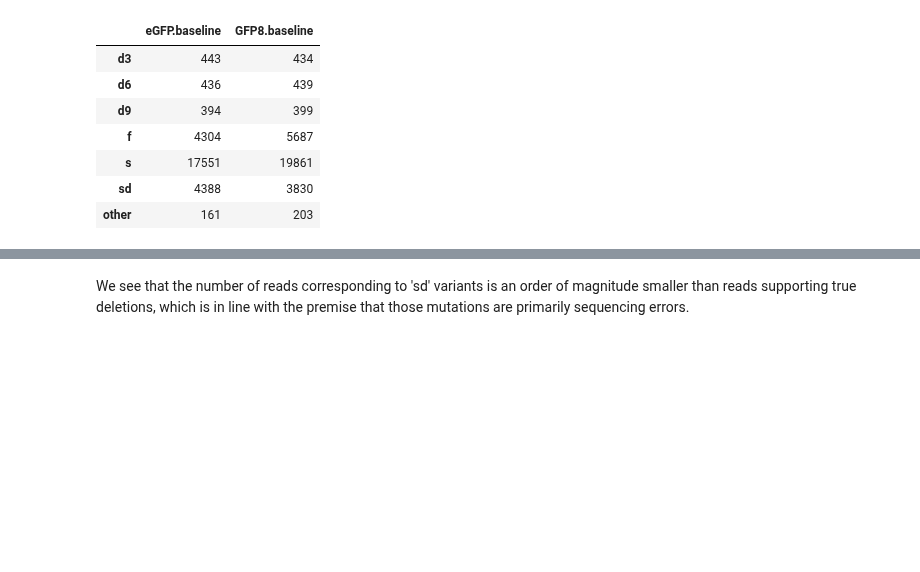
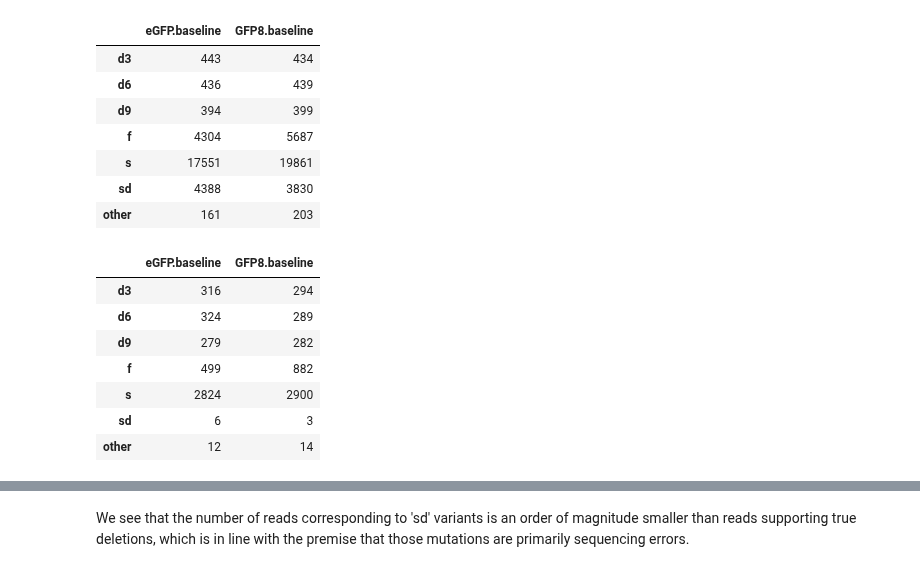
Before and after one commit to MayaPetek/InDelScanner, a Jupyter notebook: Results_GFP_deletions/GFP_deletions.ipynb, the cells around one changed output, grey strips where cells are left out. Cells and saved outputs as stored; diff of their text form; code cells hidden in the pictures; blank space fills up the shorter version.

```diff
--- a/Results_GFP_deletions/GFP_deletions.ipynb
+++ b/Results_GFP_deletions/GFP_deletions.ipynb
@@ -320,6 +336,7 @@ At this stage, we are interested in the pre-sorting situation. Hence, this is an
 **Table E**: The number of all variants observed at least 1× in the unsorted libraries, combined. We see the numbers of detected deletions are  one the same order of magnitude to those in the 'ideal' case, indicating that these are variants in the library. However, the number of substitutions is much inflated: this category on DNA level contains the true substitutions, as well as all the sequencing errors. This is further supported by the large _number_ of detected 'sd' (substitution + deletion) libraries, far exceeding the number of detected deletions.
 # %%
 dna_count, dna_reads = get_dna_composition(results, 1)
+dna_count_10, dna_reads_10 = get_dna_composition(results, 10)
 protein_count, protein_reads = get_full_protein_composition(results, 1)
 filt_prot_count, filt_prot_reads = get_filtered_protein_composition(results, 1)
 
@@ -339,5 +356,17 @@ df_dna_count[['eGFP.baseline', 'GFP8.baseline']]
 | s | 17551 | 19861 |
 | sd | 4388 | 3830 |
 | other | 161 | 203 |
+# %%
+df_dna_count_10 = pd.DataFrame(dna_count_10, index=row_index_dna, columns=fractions_all)
+df_dna_count_10[['eGFP.baseline', 'GFP8.baseline']]
+# %% [output]
+|  | eGFP.baseline | GFP8.baseline |
+| d3 | 316 | 294 |
+| d6 | 324 | 289 |
+| d9 | 279 | 282 |
+| f | 499 | 882 |
+| s | 2824 | 2900 |
+| sd | 6 | 3 |
+| other | 12 | 14 |
 # %%
 df_dna_reads[['eGFP.baseline', 'GFP8.baseline']]
```
Also changed, not shown: parts of 25 cells of this notebook, 1 other file.
